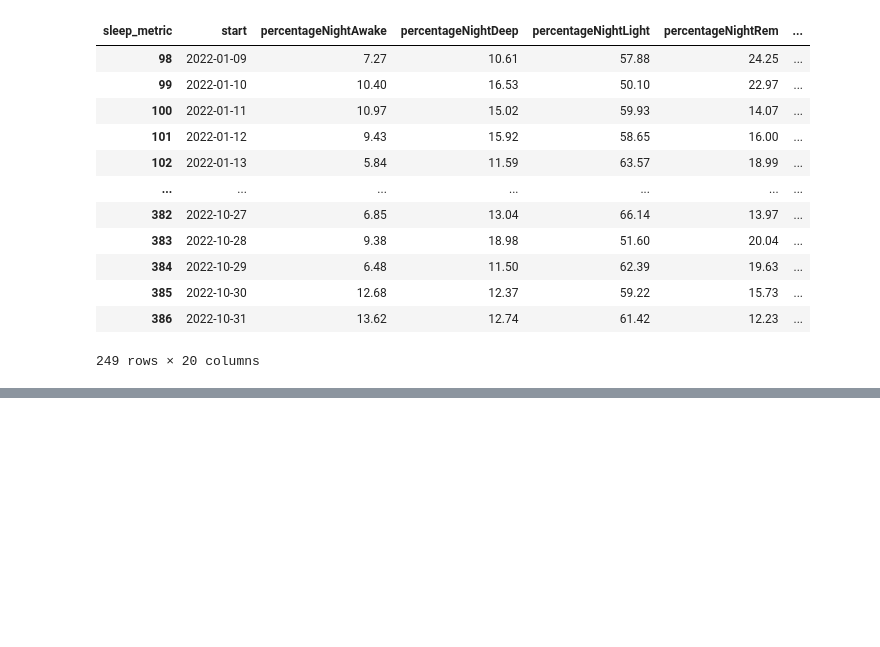
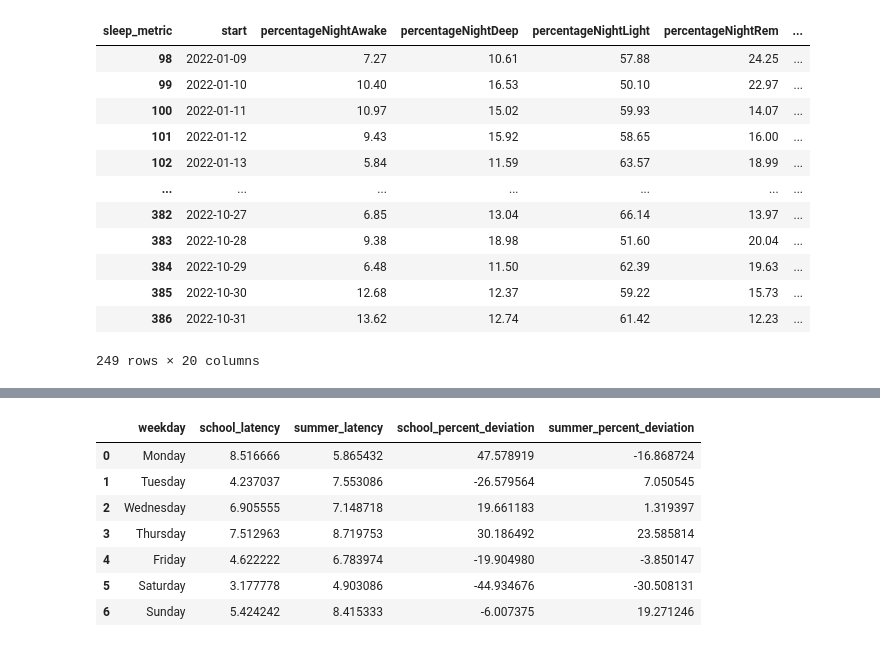
Before and after one commit to elkinal/health, a Jupyter notebook: data/parsing.ipynb, the cells around one changed output, grey strips where cells are left out. Cells and saved outputs as stored; diff of their text form; code cells hidden in the pictures; blank space fills up the shorter version.

Commit message:
Created python code that creates dataframe for next graph

```diff
--- a/data/parsing.ipynb
+++ b/data/parsing.ipynb
@@ -380,0 +211,49 @@ df
+# %%
+
+df['start'] = pd.to_datetime(df['start'])
+
+# Define the date ranges for Cornell University's school days
+school_start_date_1 = pd.to_datetime('2022-08-21')
+school_end_date_1 = pd.to_datetime('2022-12-16')
+school_start_date_2 = pd.to_datetime('2023-01-22')
+school_end_date_2 = pd.to_datetime('2023-05-18')
+
+# Determines if a date falls within the school days
+def is_school_day(date):
+    return (school_start_date_1 <= date <= school_end_date_1) or (school_start_date_2 <= date <= school_end_date_2)
+
+# Adding a new column called 'timeframe'
+df['timeframe'] = df['start'].apply(lambda x: 'school' if is_school_day(x) else 'summer')
+
+# Calculating the average sleep latency per night of the week for school and summer
+school_avg_sleep_latency = df[df['timeframe'] == 'school'].groupby(df['start'].dt.day_name())['sleepLatency'].mean()
+summer_avg_sleep_latency = df[df['timeframe'] == 'summer'].groupby(df['start'].dt.day_name())['sleepLatency'].mean()
+
+# Creating DataFrames for the results
+school_sleep_latency_df = pd.DataFrame({'weekday': school_avg_sleep_latency.index, 'school_latency': school_avg_sleep_latency.values})
+summer_sleep_latency_df = pd.DataFrame({'weekday': summer_avg_sleep_latency.index, 'summer_latency': summer_avg_sleep_latency.values})
+
+
+# Sorting days from Monday to Sunday + combine dataframes
+days_of_week = ['Monday', 'Tuesday', 'Wednesday', 'Thursday', 'Friday', 'Saturday', 'Sunday']
+school_sleep_latency_df = school_sleep_latency_df.set_index('weekday').reindex(days_of_week).reset_index()
+summer_sleep_latency_df = summer_sleep_latency_df.set_index('weekday').reindex(days_of_week).reset_index()
+sleep_latency = pd.merge(school_sleep_latency_df, summer_sleep_latency_df, on='weekday')
+
+# Finding average sleep latency per category
+mean_school_latency = school_avg_sleep_latency.mean()
+mean_summer_latency = summer_avg_sleep_latency.mean()
+
+sleep_latency["school_percent_deviation"] = 100*(sleep_latency["school_latency"] - mean_school_latency)/(mean_school_latency)
+sleep_latency["summer_percent_deviation"] = 100*(sleep_latency["summer_latency"] - mean_summer_latency)/(mean_summer_latency)
+
+sleep_latency
+# %% [output]
+|  | weekday | school_latency | summer_latency | school_percent_deviation | summer_percent_deviation |
+| 0 | Monday | 8.516666 | 5.865432 | 47.578919 | -16.868724 |
+| 1 | Tuesday | 4.237037 | 7.553086 | -26.579564 | 7.050545 |
+| 2 | Wednesday | 6.905555 | 7.148718 | 19.661183 | 1.319397 |
+| 3 | Thursday | 7.512963 | 8.719753 | 30.186492 | 23.585814 |
+| 4 | Friday | 4.622222 | 6.783974 | -19.904980 | -3.850147 |
+| 5 | Saturday | 3.177778 | 4.903086 | -44.934676 | -30.508131 |
+| 6 | Sunday | 5.424242 | 8.415333 | -6.007375 | 19.271246 |
```
Also changed, not shown: parts of 5 cells of this notebook, 2 other files.
